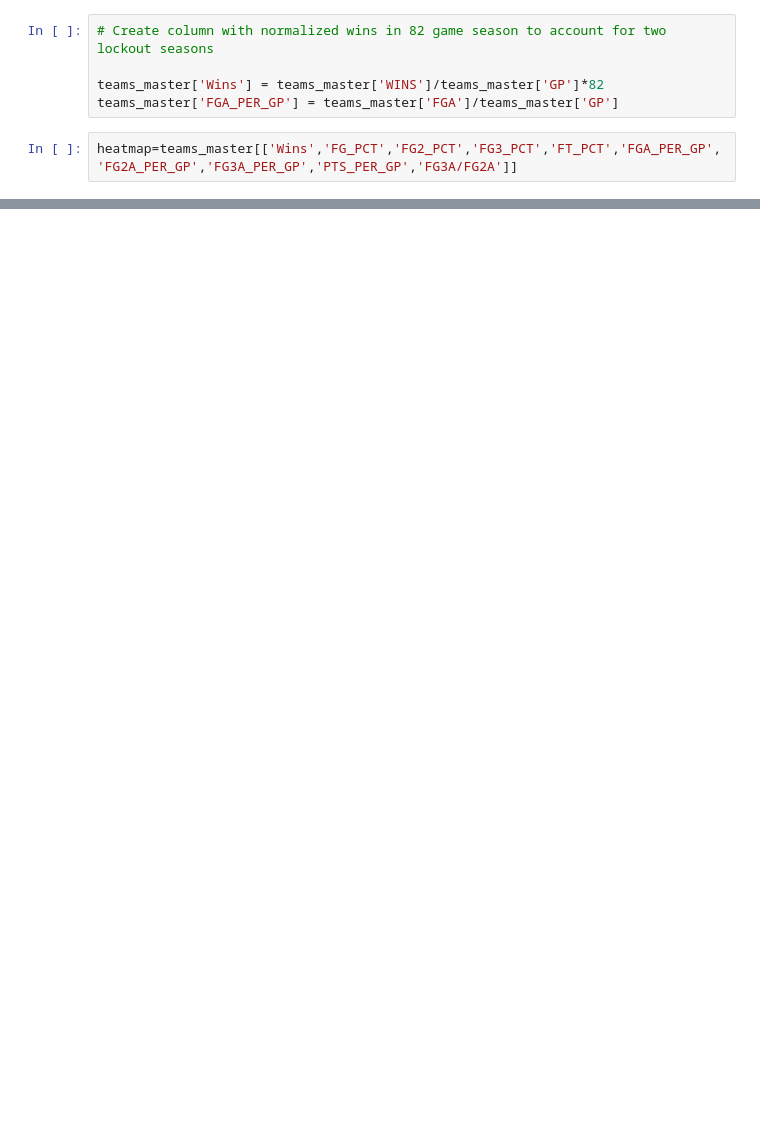
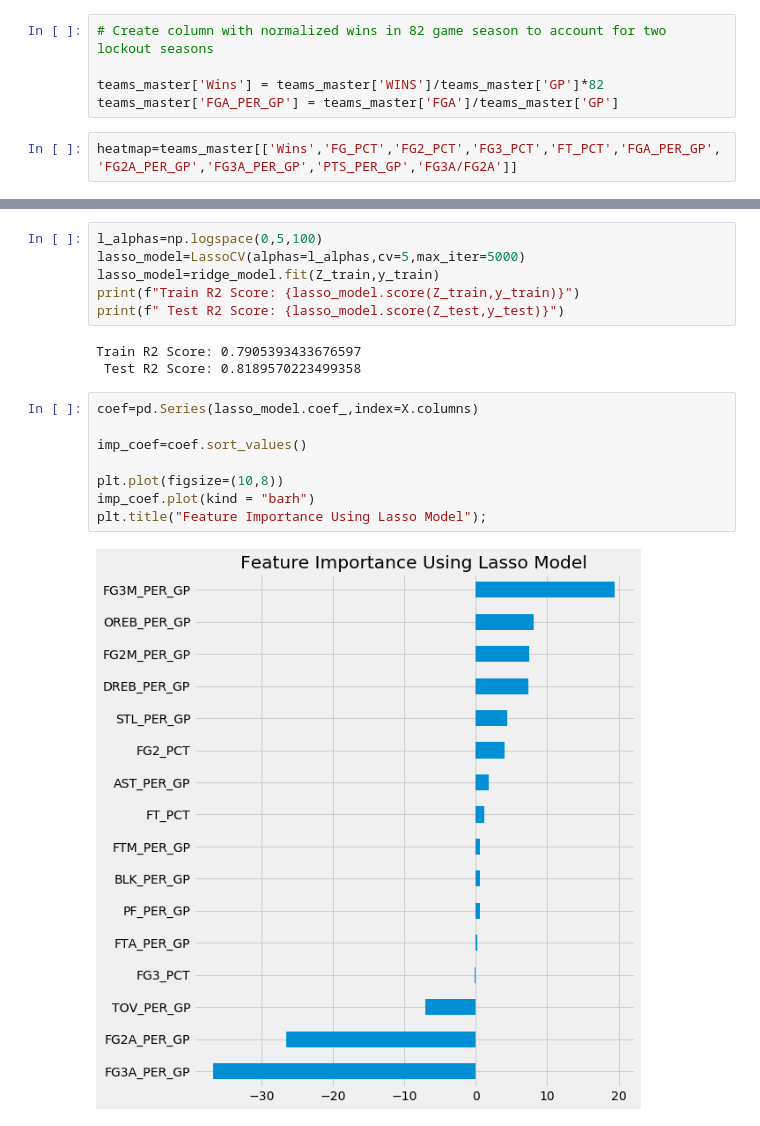
Before and after one commit to bgp09002/NBA, a Jupyter notebook: 3. Modeling/Modeling.ipynb, the cells around one changed output, grey strips where cells are left out. Saved outputs shown, nothing was run; the diff lists cells and outputs as text; blank space fills up the shorter version.

```diff
--- a/3. Modeling/Modeling.ipynb
+++ b/3. Modeling/Modeling.ipynb
@@ -71,0 +174,19 @@ sns.heatmap(heatmap.corr())
+# %%
+l_alphas=np.logspace(0,5,100)
+lasso_model=LassoCV(alphas=l_alphas,cv=5,max_iter=5000)
+lasso_model=ridge_model.fit(Z_train,y_train)
+print(f"Train R2 Score: {lasso_model.score(Z_train,y_train)}")
+print(f" Test R2 Score: {lasso_model.score(Z_test,y_test)}")
+# %% [output]
+Train R2 Score: 0.7905393433676597
+ Test R2 Score: 0.8189570223499358
+# %%
+coef=pd.Series(lasso_model.coef_,index=X.columns)
+
+imp_coef=coef.sort_values()
+
+plt.plot(figsize=(10,8))
+imp_coef.plot(kind = "barh")
+plt.title("Feature Importance Using Lasso Model");
+# %% [output]
+[figure, added]
```
Also changed, not shown: parts of 25 cells of this notebook.
